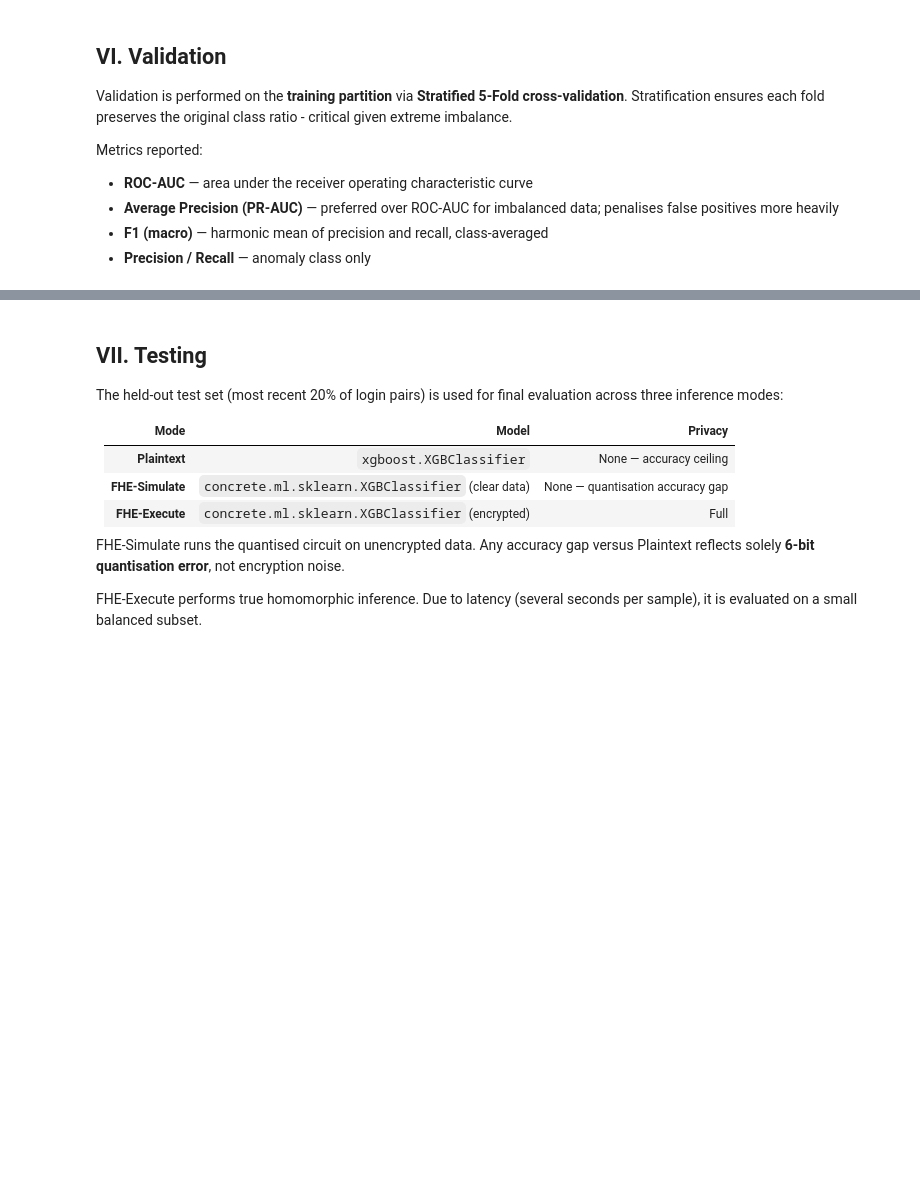
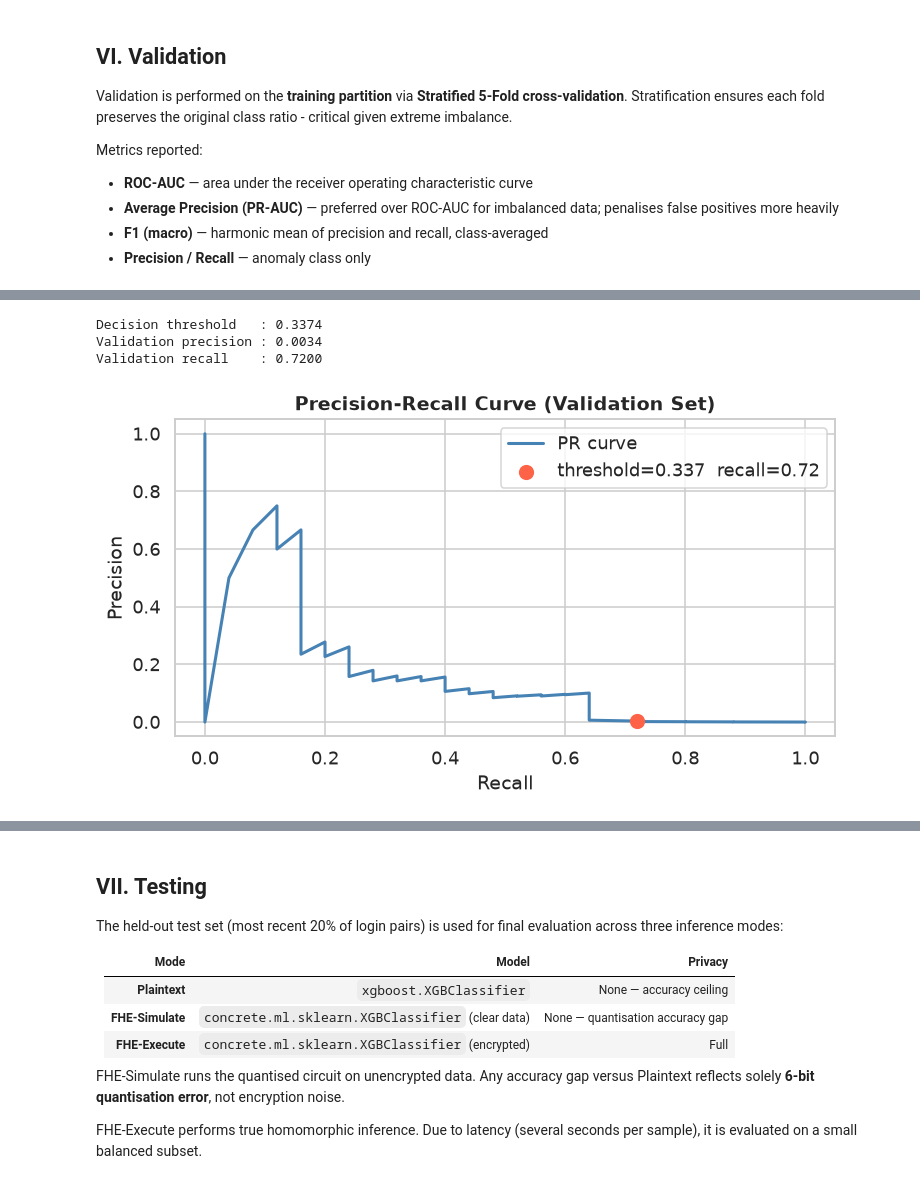
Before and after one commit to ionelaMuntian/Private-Location-Services-Thesis, a Jupyter notebook: notebooks/impossible_travel_model.ipynb, the cells around one changed output, grey strips where cells are left out. Cells and saved outputs as stored; diff of their text form; code cells hidden in the pictures; blank space fills up the shorter version.

```diff
--- a/notebooks/impossible_travel_model.ipynb
+++ b/notebooks/impossible_travel_model.ipynb
@@ -859,14 +897,14 @@ del X_train_raw, X_test_raw
 gc.collect()
 
 PT_PARAMS = dict(
-    n_estimators     = 200,
-    max_depth        = 4,      # reduced: depth 5 memorises the tiny positive class
+    n_estimators     = 300,
+    max_depth        = 5,
     learning_rate    = 0.05,
     subsample        = 0.8,
     colsample_bytree = 0.8,
-    min_child_weight = 5,      # requires >= 5 samples per leaf -- prevents splits on single positives
-    gamma            = 0.1,    # minimum loss reduction needed to make a split
-    reg_lambda       = 2.0,    # L2 regularisation on leaf weights
+    min_child_weight = 1,      # allow splits on individual anomaly samples
+    gamma            = 0.0,    # no minimum loss reduction requirement
+    reg_lambda       = 1.0,    # standard L2 regularisation
     scale_pos_weight = pos_weight,
     eval_metric      = 'aucpr',
     random_state     = SEED,
@@ -1007,43 +1074,55 @@ for key, label in [
 # %%
 # 6b. Decision threshold calibration
 #
-# Uses pt_xgb directly on a 20% stratified hold-out to find the operating
-# point that maximises recall subject to precision >= 5%.
+# With ROC-AUC ~0.97 the model ranks anomalies well; the problem is threshold
+# selection. We use the ROC curve to find the highest threshold (best precision)
+# that still achieves recall >= TARGET_RECALL on the validation set.
+from sklearn.metrics import roc_curve as _roc_curve
+from sklearn.metrics import precision_score as _ps, recall_score as _rs
+
 _, X_val, _, y_val = train_test_split(
     X_train, y_train, test_size=0.2, stratify=y_train, random_state=SEED)
 
 y_val_proba = pt_xgb.predict_proba(X_val)[:, 1]
-
 prec_arr, rec_arr, thr_arr = precision_recall_curve(y_val, y_val_proba)
 
-TARGET_PREC_MIN = 0.05
-TARGET_REC_MIN  = 0.80
+fpr_v, tpr_v, roc_thr_v = _roc_curve(y_val, y_val_proba)
 
-candidates = [
-    (p, r, t)
-    for p, r, t in zip(prec_arr[:-1], rec_arr[:-1], thr_arr)
-    if p >= TARGET_PREC_MIN and r >= TARGET_REC_MIN
+TARGET_RECALL = 0.70  # minimum recall we want on the validation set
+
+# Among all thresholds where TPR >= TARGET_RECALL, pick the highest one
+# (= fewest false positives = best precision while still meeting recall target)
+valid = [
+    (tpr, fpr, float(t))
+    for tpr, fpr, t in zip(tpr_v, fpr_v, roc_thr_v)
+    if tpr >= TARGET_RECALL
 ]
-if candidates:
-    best_p, best_r, DECISION_THRESHOLD = max(candidates, key=lambda x: x[1])
+if valid:
+    _best_tpr, _best_fpr, DECISION_THRESHOLD = min(valid, key=lambda x: x[1])
 else:
-    cands_p = [
-        (p, r, t) for p, r, t in zip(prec_arr[:-1], rec_arr[:-1], thr_arr)
-        if p >= TARGET_PREC_MIN
-    ]
-    if cands_p:
-        best_p, best_r, DECISION_THRESHOLD = max(cands_p, key=lambda x: x[1])
-        print(f'[NOTE] Recall {TARGET_REC_MIN:.0%} not achievable at '
-              f'precision >= {TARGET_PREC_MIN:.0%}. Best recall: {best_r:.4f}.')
-    else:
-        DECISION_THRESHOLD = 0.5
-        best_p = best_r = float('nan')
-        print(f'[WARNING] Precision target {TARGET_PREC_MIN:.0%} unreachable. '
-              f'Using default threshold=0.5.')
+    print(f'[NOTE] recall {TARGET_RECALL:.0%} not achievable; using max-recall threshold')
+    DECISION_THRESHOLD = float(roc_thr_v[int(np.argmax(tpr_v))])
 
-print(f'Decision threshold : {DECISION_THRESHOLD:.4f}')
-print(f'Expected precision : {best_p:.4f}')
-print(f'Expected recall    : {best_r:.4f}')
+val_preds = (y_val_proba >= DECISION_THRESHOLD).astype(np.int8)
+best_p = float(_ps(y_val, val_preds, zero_division=0))
+best_r = float(_rs(y_val, val_preds, zero_division=0))
+
+print(f'Decision threshold   : {DECISION_THRESHOLD:.4f}')
+print(f'Validation precision : {best_p:.4f}')
+print(f'Validation recall    : {best_r:.4f}')
+
+fig, ax = plt.subplots(figsize=(7, 4))
+ax.plot(rec_arr, prec_arr, color='steelblue', lw=2, label='PR curve')
+ax.scatter([best_r], [best_p], color='tomato', s=80, zorder=5,
+           label=f'threshold={DECISION_THRESHOLD:.3f}  recall={best_r:.2f}')
+ax.set_xlabel('Recall'); ax.set_ylabel('Precision')
+ax.set_title('Precision-Recall Curve (Validation Set)', fontweight='bold')
+ax.legend(); plt.tight_layout(); plt.show()
+# %% [output]
+Decision threshold   : 0.3374
+Validation precision : 0.0034
+Validation recall    : 0.7200
+[figure, added]
 # %%
 # 6c. Learning curve -- training score vs validation score
 from sklearn.model_selection import learning_curve
```
Also changed, not shown: parts of 16 cells of this notebook, 13 other files.
